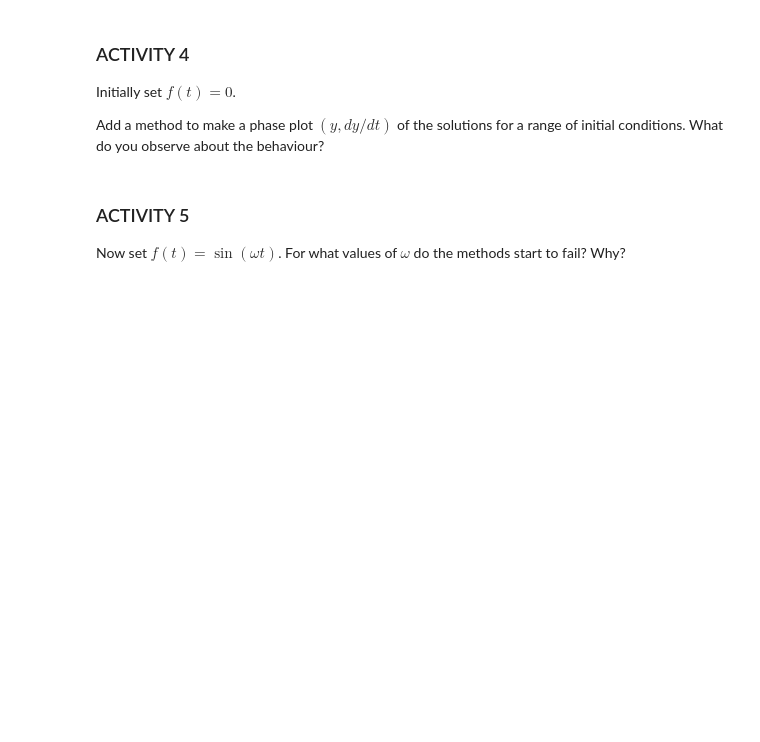
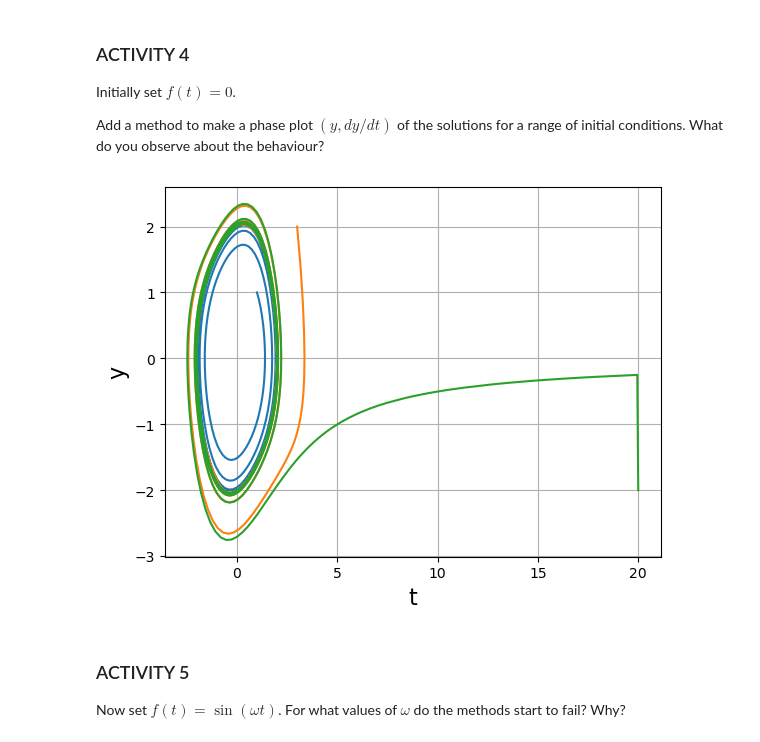
Before and after one commit to GMass99/TopicsInSciComp, a Jupyter notebook: Notebooks/Week4_LabExercises.ipynb, the cells around one changed output. Saved outputs shown, nothing was run; the diff lists cells and outputs as text; code cells hidden in the pictures; blank space fills up the shorter version.

```diff
--- a/Notebooks/Week4_LabExercises.ipynb
+++ b/Notebooks/Week4_LabExercises.ipynb
@@ -293,7 +289,28 @@ Add a method to make a phase plot $(y, dy/dt)$ of the solutions for a range of i
 # %%
 # Phase plot
 
-# UPDATE ME!
+def set_f_of_t(t):
+    return 0.0
+
+lifetime = 100
+dampening_factor = 0.1
+my_oscillator = VanDerPolOscillator(set_f_of_t, dampening_factor, lifetime)
+y0 = np.array([1.0,1.0])
+steps = 1000
+my_oscillator.integrate_VDP_equation(y0, steps)
+my_oscillator.phase_plot()
+
+y0 = np.array([3.0,2.0])
+my_oscillator = VanDerPolOscillator(set_f_of_t, dampening_factor, lifetime)
+my_oscillator.integrate_VDP_equation(y0, steps)
+my_oscillator.phase_plot()
+
+y0 = np.array([20,-2.0])
+my_oscillator = VanDerPolOscillator(set_f_of_t, dampening_factor, lifetime)
+my_oscillator.integrate_VDP_equation(y0, steps)
+my_oscillator.phase_plot()
+# %% [output]
+[figure, added]
 # %% [markdown]
 ### ACTIVITY 5
 
```
Also changed, not shown: parts of 1 cell of this notebook.
